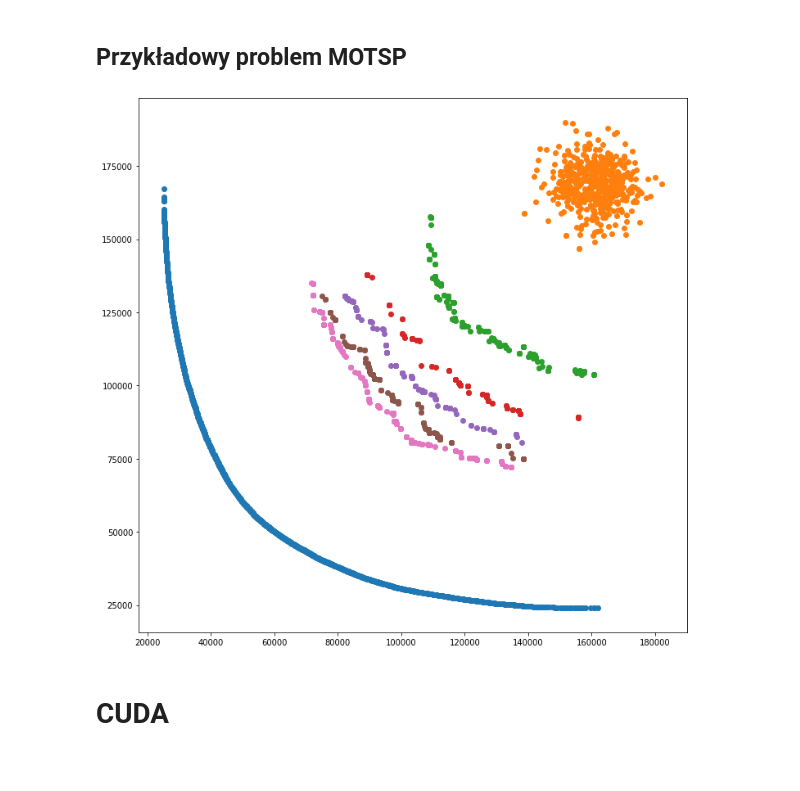
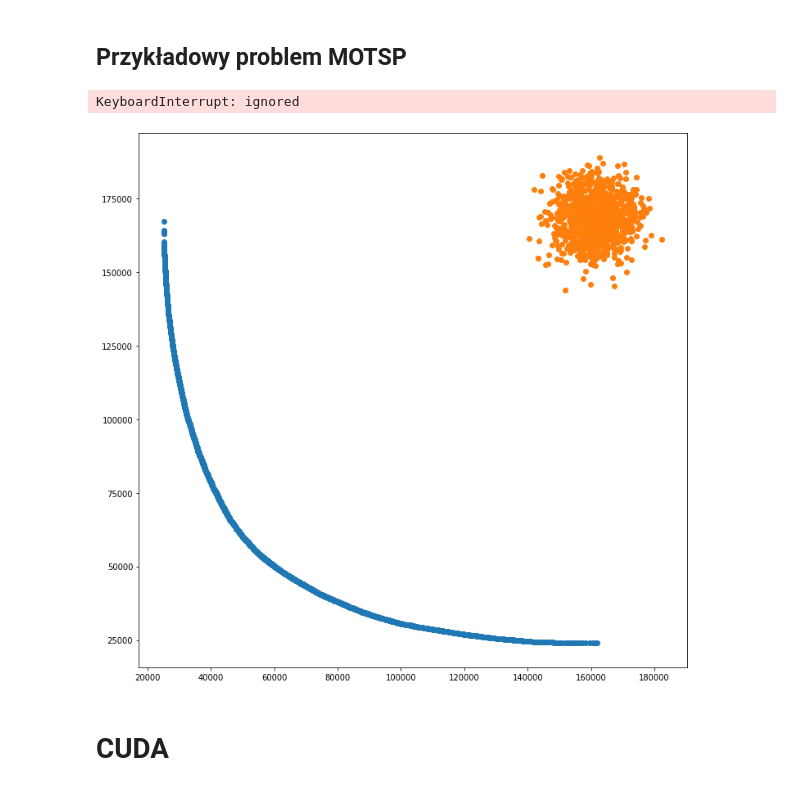
Before and after one commit to AdrianUrbanski/MOTSP, a Jupyter notebook: MOTSP.ipynb, the cells around one changed output. Saved outputs shown, nothing was run; the diff lists cells and outputs as text; code cells hidden in the pictures.

```diff
--- a/MOTSP.ipynb
+++ b/MOTSP.ipynb
@@ -360,38 +364,39 @@ solutionsAB = np.loadtxt('best.euclidAB100.tsp', dtype=int)
 # %%
 chrom_len = 100
-pop_size = 500
+pop_size = 1024
 obj_num = 2
 n_iters = 300
 
 init_pop = np.empty((pop_size, chrom_len))
 init_vals = np.empty((pop_size, obj_num))
 
 for i in range(pop_size):
     ind = np.random.permutation(chrom_len) + 1
     init_pop[i] = ind
     init_vals[i] = tsp_objective_function(ind, obj_num, problemA, problemB)
 
 nsga_ii = NSGA_II(chrom_len, pop_size, obj_num, init_pop, init_vals)
 
 plt.figure(figsize=(12,12))
 plt.scatter(solutionsAB[:, 0], solutionsAB[:, 1])
 
 for t in tqdm(range(n_iters)):
 
     if(np.mod(t, 50) == 0):
         result_pop = nsga_ii.get_population()
         result_vals = np.empty((result_pop.shape[0], obj_num))
         for i in range(result_pop.shape[0]):
             result_vals[i] = tsp_objective_function(result_pop[i], obj_num, problemA, problemB)
         plt.scatter(result_vals[:, 0], result_vals[:, 1])
 
     children = nsga_ii.generate_children(PMX, reverse_sequence_mutation)
     children_vals = np.empty((children.shape[0], obj_num))
     for i in range(children.shape[0]):
         children_vals[i] = tsp_objective_function(children[i], obj_num, problemA, problemB)
     nsga_ii.replace_population(children, children_vals)
 # %% [output]
+KeyboardInterrupt: ignored
-[figure, old version]
+[figure, new version]
 # %% [markdown]
 # CUDA
 # %% [markdown]
```
Also changed, not shown: parts of 23 cells of this notebook.
